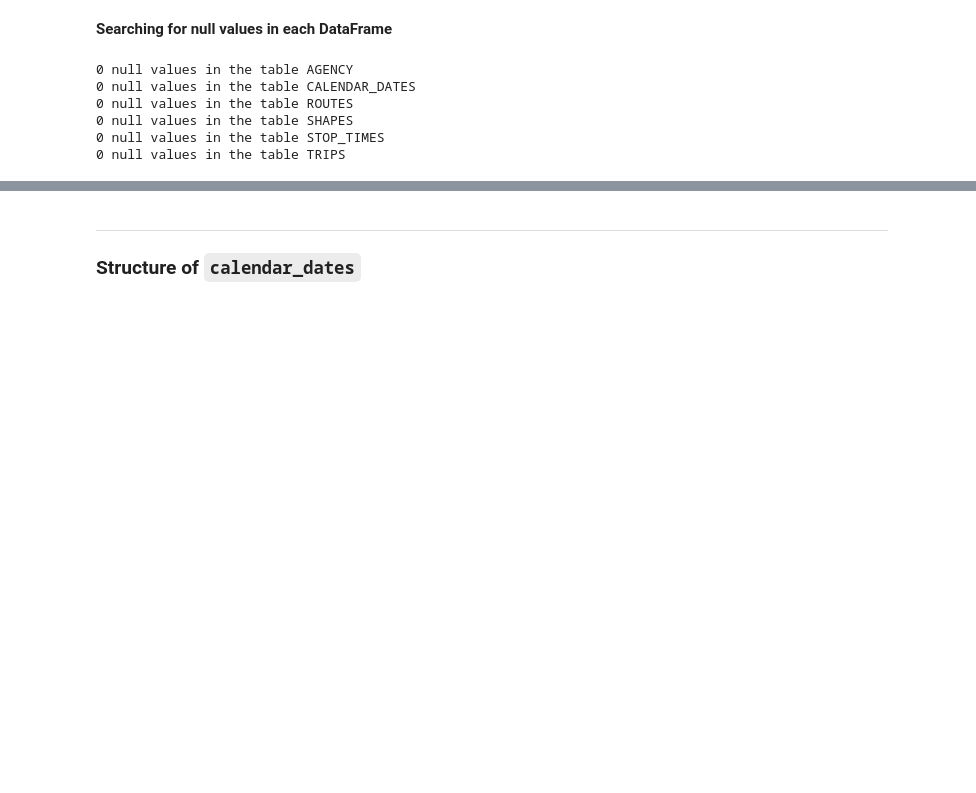
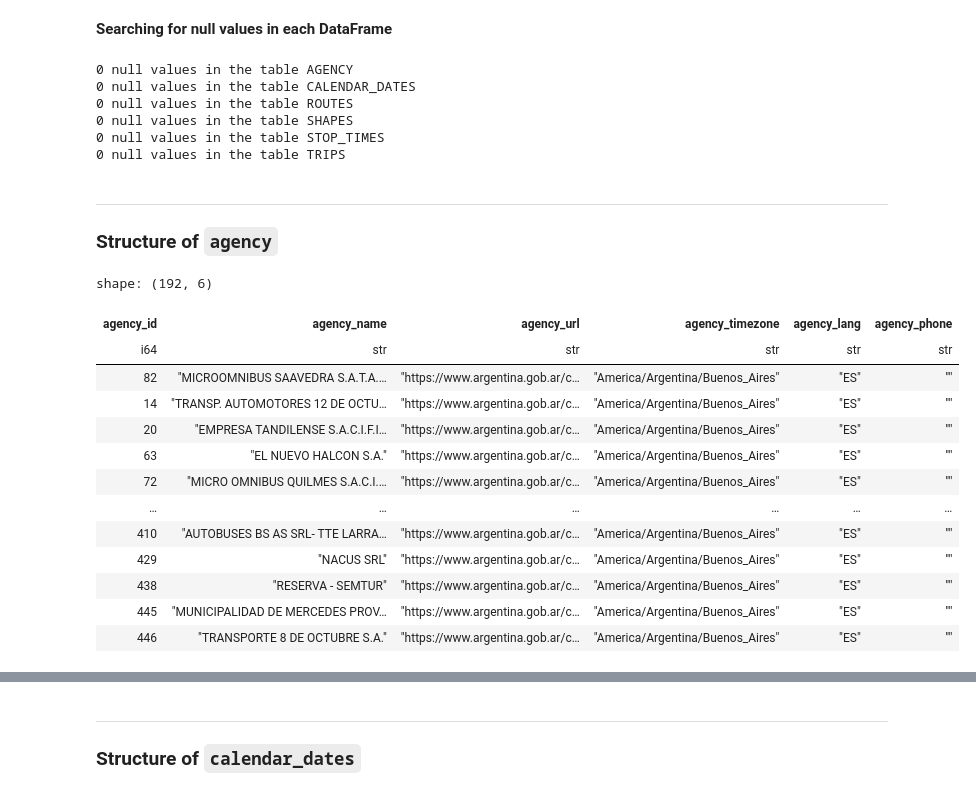
Before and after one commit to ivanadelcarmen/bus-gtfs-warehouse, a Jupyter notebook: overview.ipynb, the cells around one changed output, grey strips where cells are left out. Drawn from its saved outputs; the diff is of its cells as text; code cells hidden in the pictures; blank space fills up the shorter version.

Commit message:
Add agency table section in overview.ipynb.

```diff
--- a/overview.ipynb
+++ b/overview.ipynb
@@ -32,3 +32,23 @@ for table in files:
 0 null values in the table SHAPES
 0 null values in the table STOP_TIMES
 0 null values in the table TRIPS
+# %% [markdown]
+---
+### Structure of `agency`
+# %%
+agency
+# %% [output]
+shape: (192, 6)
+| agency_id | agency_name | agency_url | agency_timezone | agency_lang | agency_phone |
+| i64 | str | str | str | str | str |
+| 82 | "MICROOMNIBUS SAAVEDRA S.A.T.A.… | "https://www.argentina.gob.ar/c… | "America/Argentina/Buenos_Aires" | "ES" | "" |
+| 14 | "TRANSP. AUTOMOTORES 12 DE OCTU… | "https://www.argentina.gob.ar/c… | "America/Argentina/Buenos_Aires" | "ES" | "" |
+| 20 | "EMPRESA TANDILENSE S.A.C.I.F.I… | "https://www.argentina.gob.ar/c… | "America/Argentina/Buenos_Aires" | "ES" | "" |
+| 63 | "EL NUEVO HALCON S.A." | "https://www.argentina.gob.ar/c… | "America/Argentina/Buenos_Aires" | "ES" | "" |
+| 72 | "MICRO OMNIBUS QUILMES S.A.C.I.… | "https://www.argentina.gob.ar/c… | "America/Argentina/Buenos_Aires" | "ES" | "" |
+| … | … | … | … | … | … |
+| 410 | "AUTOBUSES BS AS SRL- TTE LARRA… | "https://www.argentina.gob.ar/c… | "America/Argentina/Buenos_Aires" | "ES" | "" |
+| 429 | "NACUS SRL" | "https://www.argentina.gob.ar/c… | "America/Argentina/Buenos_Aires" | "ES" | "" |
+| 438 | "RESERVA - SEMTUR" | "https://www.argentina.gob.ar/c… | "America/Argentina/Buenos_Aires" | "ES" | "" |
+| 445 | "MUNICIPALIDAD DE MERCEDES PROV… | "https://www.argentina.gob.ar/c… | "America/Argentina/Buenos_Aires" | "ES" | "" |
+| 446 | "TRANSPORTE 8 DE OCTUBRE S.A." | "https://www.argentina.gob.ar/c… | "America/Argentina/Buenos_Aires" | "ES" | "" |
```
Also changed, not shown: parts of 3 cells of this notebook.
